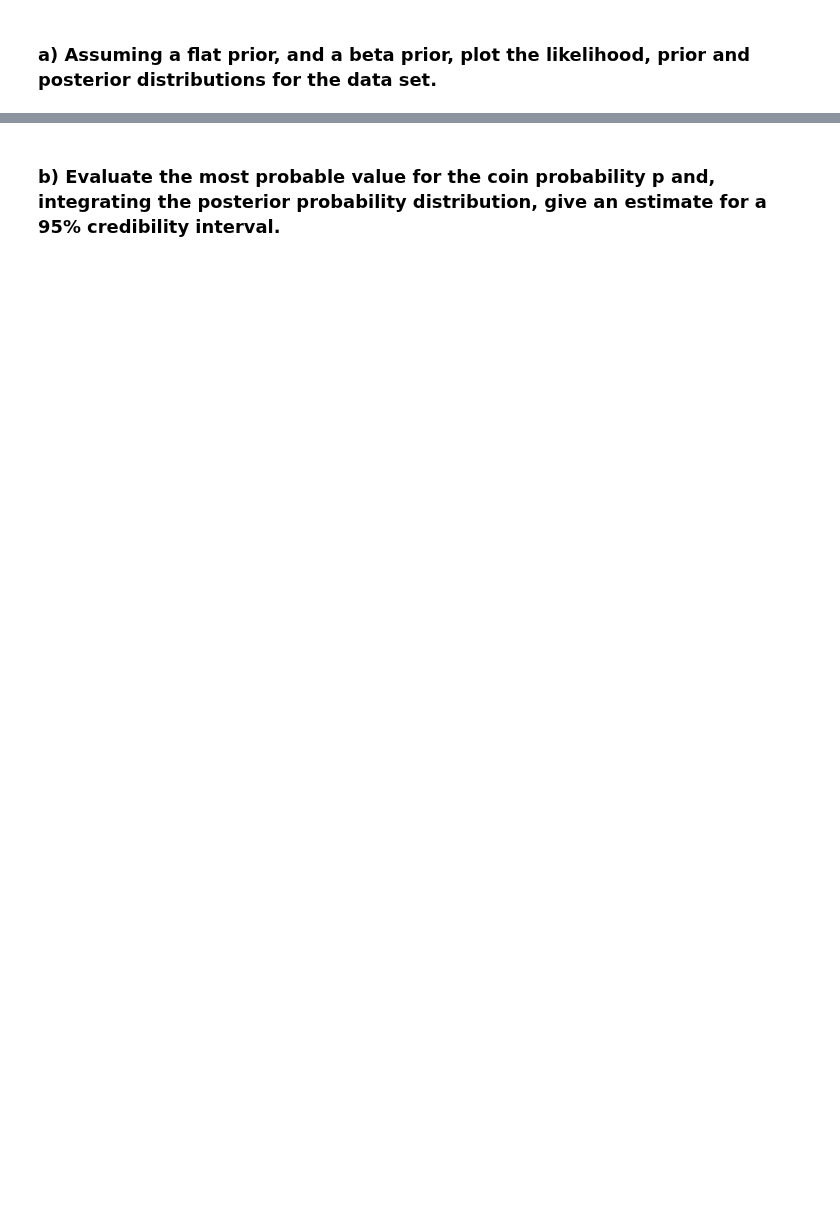
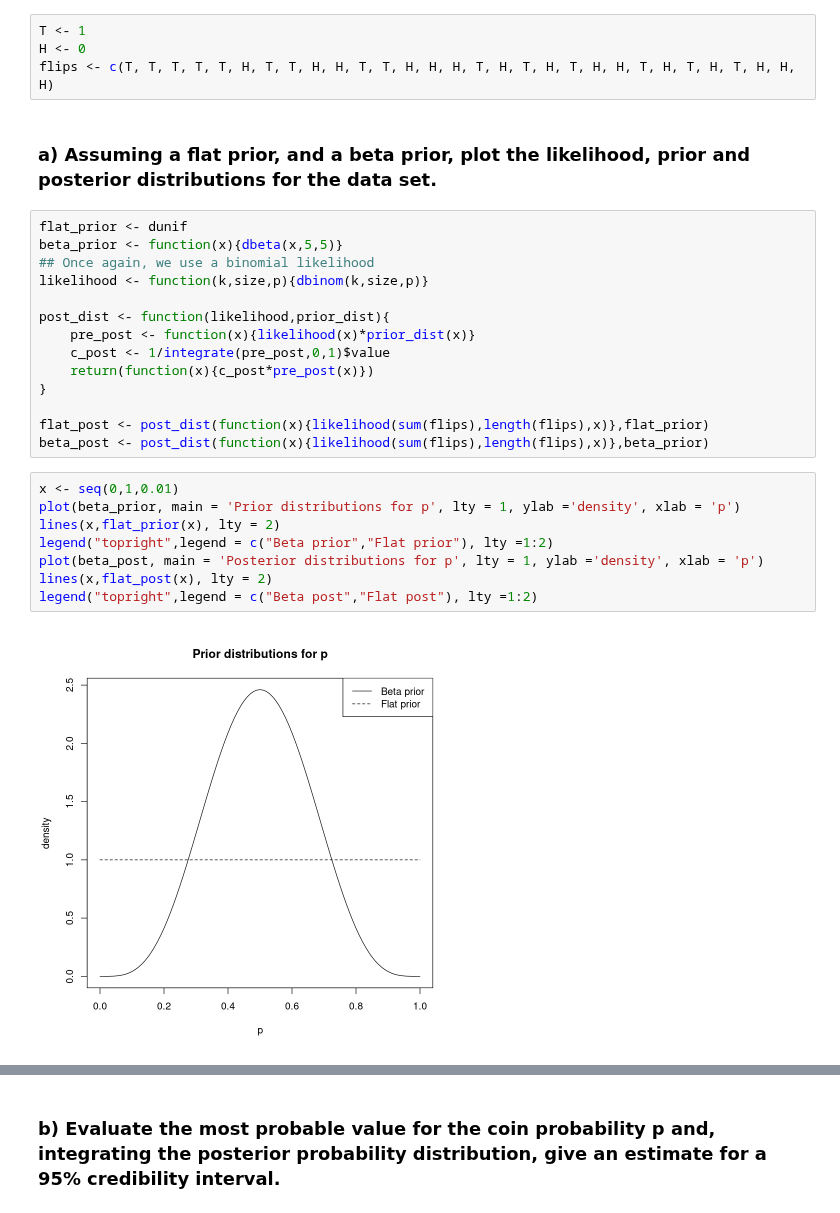
Before and after one commit to eigen-carmona/AdvStats, a Jupyter notebook: lab5/ex5.ipynb, the cells around one changed output, grey strips where cells are left out. Saved outputs shown, nothing was run; the diff lists cells and outputs as text; blank space fills up the shorter version.

```diff
--- a/lab5/ex5.ipynb
+++ b/lab5/ex5.ipynb
@@ -118,5 +149,33 @@ A coin is flipped n = 30 times with the following outcomes:
 $$
 T, T, T, T, T, H, T, T, H, H, T, T, H, H, H, T, H, T, H, T, H, H, T, H, T, H, T, H, H, H
 $$
+# %%
+T <- 1
+H <- 0
+flips <- c(T, T, T, T, T, H, T, T, H, H, T, T, H, H, H, T, H, T, H, T, H, H, T, H, T, H, T, H, H, H)
 # %% [markdown]
 ### a) Assuming a flat prior, and a beta prior, plot the likelihood, prior and posterior distributions for the data set.
+# %%
+flat_prior <- dunif
+beta_prior <- function(x){dbeta(x,5,5)}
+## Once again, we use a binomial likelihood
+likelihood <- function(k,size,p){dbinom(k,size,p)}
+
+post_dist <- function(likelihood,prior_dist){
+    pre_post <- function(x){likelihood(x)*prior_dist(x)}
+    c_post <- 1/integrate(pre_post,0,1)$value
+    return(function(x){c_post*pre_post(x)})
+}
+
+flat_post <- post_dist(function(x){likelihood(sum(flips),length(flips),x)},flat_prior)
+beta_post <- post_dist(function(x){likelihood(sum(flips),length(flips),x)},beta_prior)
+# %%
+x <- seq(0,1,0.01)
+plot(beta_prior, main = 'Prior distributions for p', lty = 1, ylab ='density', xlab = 'p')
+lines(x,flat_prior(x), lty = 2)
+legend("topright",legend = c("Beta prior","Flat prior"), lty =1:2)
+plot(beta_post, main = 'Posterior distributions for p', lty = 1, ylab ='density', xlab = 'p')
+lines(x,flat_post(x), lty = 2)
+legend("topright",legend = c("Beta post","Flat post"), lty =1:2)
+# %% [output]
+[figure, added]
```
Also changed, not shown: parts of 9 cells of this notebook.
